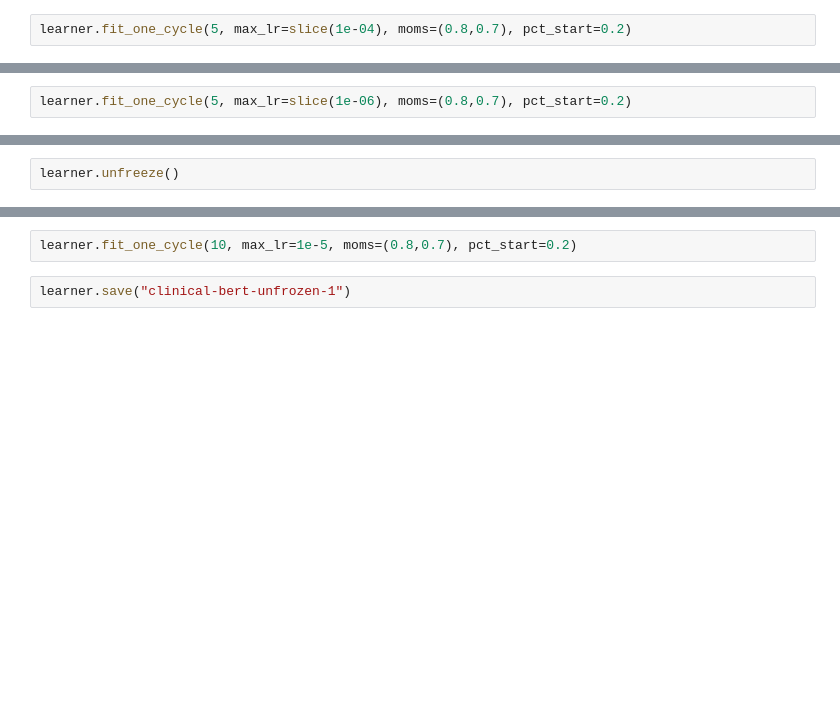
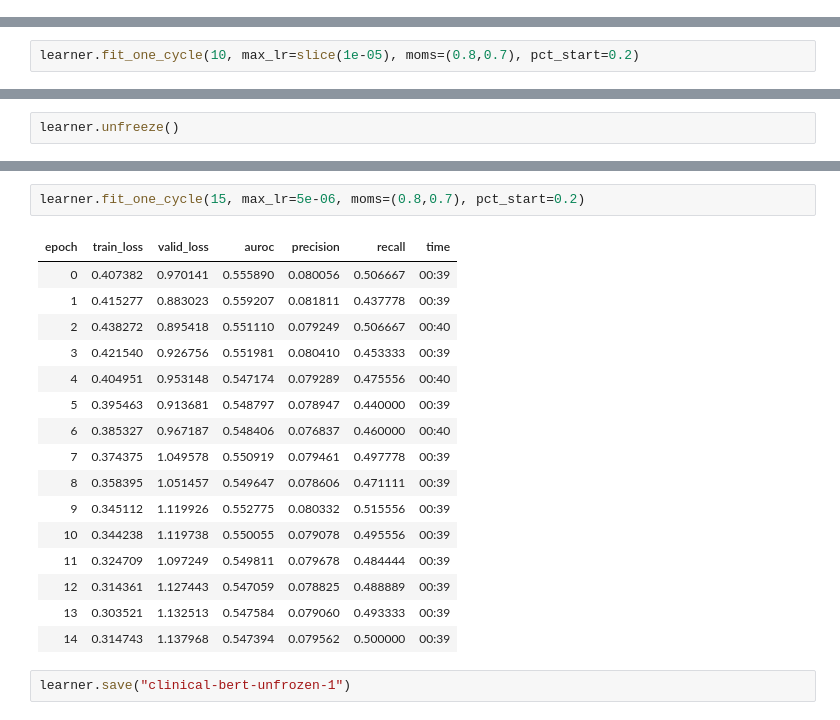
Before and after one commit to littlefieldnick/MIMIC-NLP, a Jupyter notebook: readmission-prediction/readmission-bert-subsampling.ipynb, the cells around one changed output, grey strips where cells are left out. Drawn from its saved outputs; the diff is of its cells as text; blank space fills up the shorter version.

```diff
--- a/readmission-prediction/readmission-bert-subsampling.ipynb
+++ b/readmission-prediction/readmission-bert-subsampling.ipynb
@@ -96,5 +192,3 @@ learner.fit_one_cycle(5, max_lr=slice(1e-06), moms=(0.8,0.7), pct_start=0.2)
-# %%
-learner.fit_one_cycle(5, max_lr=slice(1e-04), moms=(0.8,0.7), pct_start=0.2)
 # %%
 learner.save("clinical-bert-2")
 # %%
@@ -106,2 +206,2 @@ learner.recorder.plot(suggestion=True)
 # %%
-learner.fit_one_cycle(5, max_lr=slice(1e-06), moms=(0.8,0.7), pct_start=0.2)
+learner.fit_one_cycle(10, max_lr=slice(1e-05), moms=(0.8,0.7), pct_start=0.2)
@@ -116,5 +234,22 @@ learner.recorder.plot(suggestion=True)
 # %%
-learner.fit_one_cycle(10, max_lr=1e-5, moms=(0.8,0.7), pct_start=0.2)
+learner.fit_one_cycle(15, max_lr=5e-06, moms=(0.8,0.7), pct_start=0.2)
+# %% [output]
+| epoch | train_loss | valid_loss | auroc | precision | recall | time |
+| 0 | 0.407382 | 0.970141 | 0.555890 | 0.080056 | 0.506667 | 00:39 |
+| 1 | 0.415277 | 0.883023 | 0.559207 | 0.081811 | 0.437778 | 00:39 |
+| 2 | 0.438272 | 0.895418 | 0.551110 | 0.079249 | 0.506667 | 00:40 |
+| 3 | 0.421540 | 0.926756 | 0.551981 | 0.080410 | 0.453333 | 00:39 |
+| 4 | 0.404951 | 0.953148 | 0.547174 | 0.079289 | 0.475556 | 00:40 |
+| 5 | 0.395463 | 0.913681 | 0.548797 | 0.078947 | 0.440000 | 00:39 |
+| 6 | 0.385327 | 0.967187 | 0.548406 | 0.076837 | 0.460000 | 00:40 |
+| 7 | 0.374375 | 1.049578 | 0.550919 | 0.079461 | 0.497778 | 00:39 |
+| 8 | 0.358395 | 1.051457 | 0.549647 | 0.078606 | 0.471111 | 00:39 |
+| 9 | 0.345112 | 1.119926 | 0.552775 | 0.080332 | 0.515556 | 00:39 |
+| 10 | 0.344238 | 1.119738 | 0.550055 | 0.079078 | 0.495556 | 00:39 |
+| 11 | 0.324709 | 1.097249 | 0.549811 | 0.079678 | 0.484444 | 00:39 |
+| 12 | 0.314361 | 1.127443 | 0.547059 | 0.078825 | 0.488889 | 00:39 |
+| 13 | 0.303521 | 1.132513 | 0.547584 | 0.079060 | 0.493333 | 00:39 |
+| 14 | 0.314743 | 1.137968 | 0.547394 | 0.079562 | 0.500000 | 00:39 |
 # %%
 learner.save("clinical-bert-unfrozen-1")
 # %%
```
Also changed, not shown: parts of 22 cells of this notebook.
